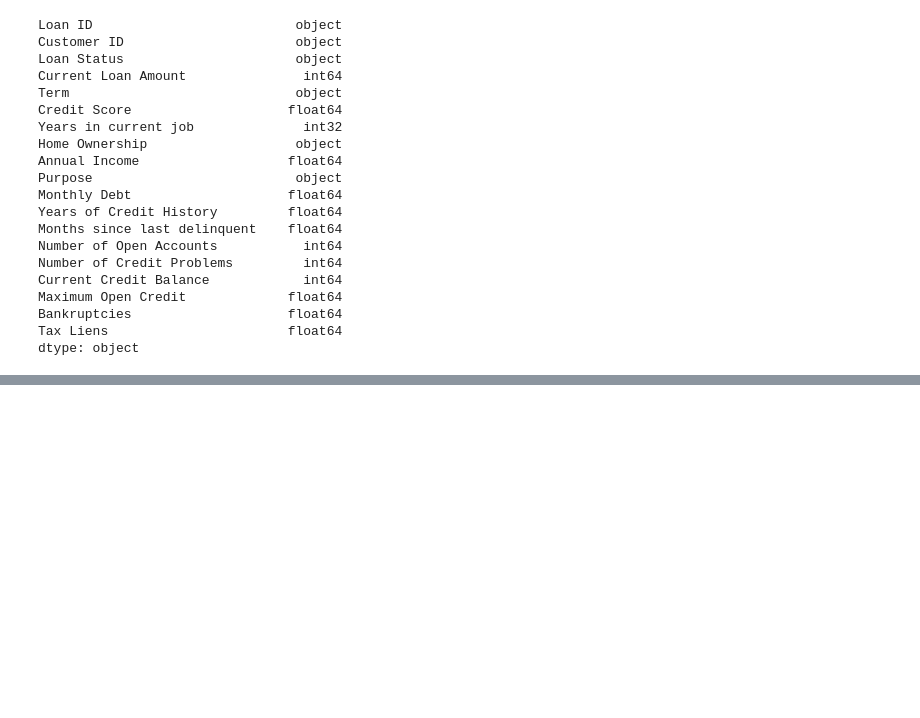
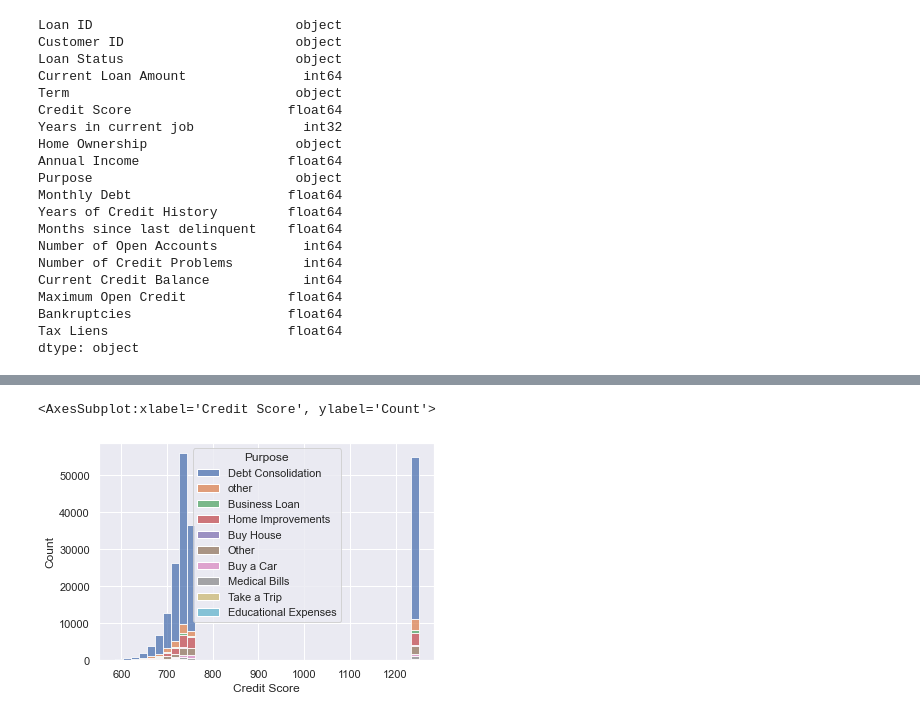
Before and after one commit to supermanimmy/loan-dataset-exploration, a Jupyter notebook: Loan Dataset Exploration.ipynb, the cells around one changed output, grey strips where cells are left out. Cells and saved outputs as stored; diff of their text form; code cells hidden in the pictures; blank space fills up the shorter version.

```diff
--- a/Loan Dataset Exploration.ipynb
+++ b/Loan Dataset Exploration.ipynb
@@ -250,0 +291,5 @@ sns.heatmap(corr, mask=mask, cmap=cmap, vmax = 1, center=0, square=True, linewid
+# %%
+sns.histplot(data=loan, x='Credit Score', hue='Purpose', multiple='stack')
+# %% [output]
+<AxesSubplot:xlabel='Credit Score', ylabel='Count'>
+[figure, added]
```
Also changed, not shown: parts of 14 cells of this notebook.
